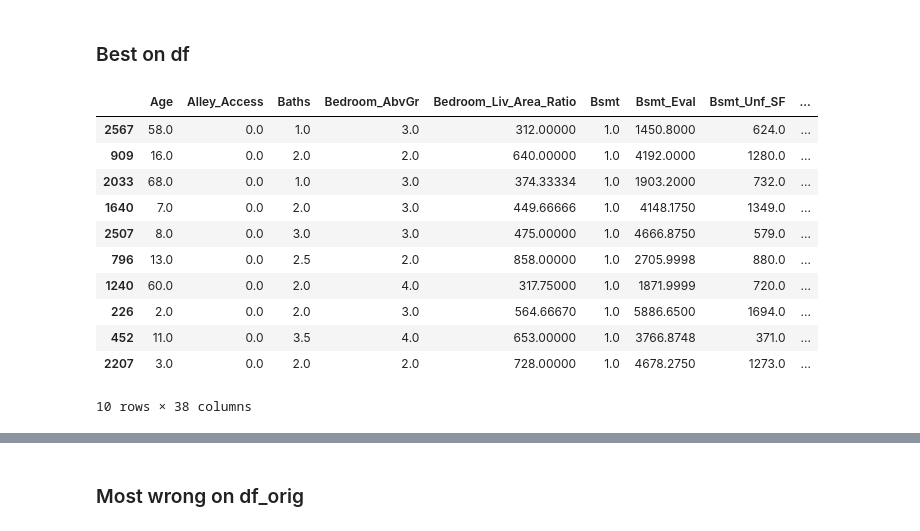
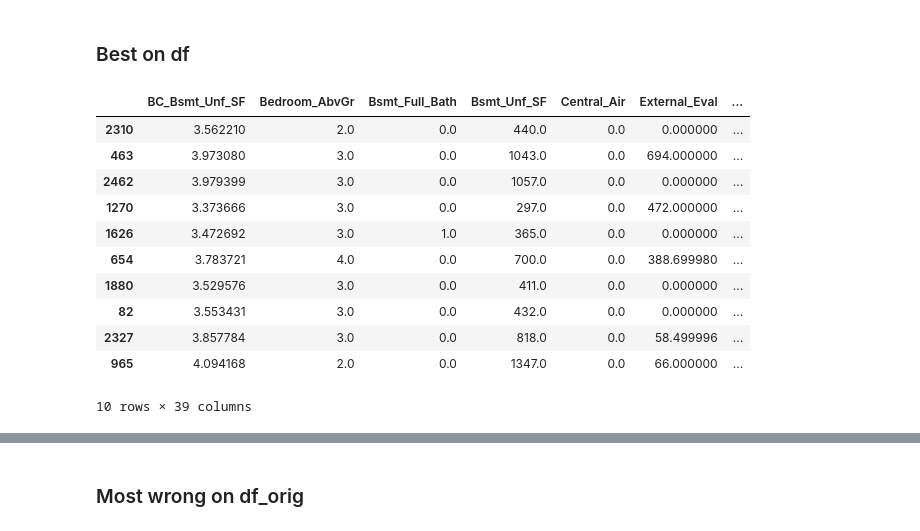
Before and after one commit to PayThePizzo/HouseSalesPricePrediction, a Jupyter notebook: 3 - XGBoost.ipynb, the cells around one changed output, grey strips where cells are left out. Drawn from its saved outputs; the diff is of its cells as text; code cells hidden in the pictures.

```diff
--- a/3 - XGBoost.ipynb
+++ b/3 - XGBoost.ipynb
@@ -77,8 +95,9 @@ WORKING_DIR = os.getcwd()
 # Resources folder
 RESOURCES_DIR = os.path.join(os.getcwd(), 'resources')
 # Name of file
-IN_LABEL = 'ames_housing_out_2.csv'
-ORIG_LABEL = 'ames_housing_out_2_orig.csv'
+IN_LABEL = 'ames_housing_out_21.csv'
+IN_LABEL2 = 'ames_housing_out_22.csv'
+ORIG_LABEL = 'ames_housing_out_22_orig.csv'
 # %%
 # Utils Module
 
@@ -417,0 +501,7 @@ This is going to allow us to find the best and worst predictions
+# %%
+test_df1 = df.copy()
+LOO_estimator_eval(dataset=test_df1, target='Sale_Price',
+                   estimator=XGBRegressor(
+                       booster='gbtree', importance_type='weight', learning_rate = 0.5,
+                       max_depth=5, max_leaves=6, n_estimators = 11),
+                   params=None, ignore=None)
@@ -480,6 +593,8 @@ LOO_estimator_eval(dataset=df_orig, target='Sale_Price',
 # %%
-df['Prediction_Error'] = np.abs(df['Sale_Price']-df['Predicted'])
-df_orig['Prediction_Error'] = np.abs(df_orig['Sale_Price']-df_orig['Predicted'])
+# Modified First Subset
+test_df1['Prediction_Error'] = np.abs(test_df1['Sale_Price']-test_df1['Predicted'])
+# Original Second Subset
+test_df6['Prediction_Error'] = np.abs(test_df6['Sale_Price']-test_df6['Predicted'])
 # %% [markdown]
 ### Most wrong on df
 # %%
@@ -506,17 +634,17 @@ df.sort_values(by=['Prediction_Error', 'Sale_Price'], ascending=False).head(30)
 # %% [markdown]
 ### Best on df
 # %%
-df.sort_values(by=['Prediction_Error', 'Sale_Price']).head(10)
+test_df1.sort_values(by=['Prediction_Error', 'Sale_Price']).head(10)
 # %% [output]
-|  | Age | Alley_Access | Baths | Bedroom_AbvGr | Bedroom_Liv_Area_Ratio | Bsmt | Bsmt_Eval | Bsmt_Unf_SF | ... |
-| 2567 | 58.0 | 0.0 | 1.0 | 3.0 | 312.00000 | 1.0 | 1450.8000 | 624.0 | ... |
-| 909 | 16.0 | 0.0 | 2.0 | 2.0 | 640.00000 | 1.0 | 4192.0000 | 1280.0 | ... |
-| 2033 | 68.0 | 0.0 | 1.0 | 3.0 | 374.33334 | 1.0 | 1903.2000 | 732.0 | ... |
-| 1640 | 7.0 | 0.0 | 2.0 | 3.0 | 449.66666 | 1.0 | 4148.1750 | 1349.0 | ... |
-| 2507 | 8.0 | 0.0 | 3.0 | 3.0 | 475.00000 | 1.0 | 4666.8750 | 579.0 | ... |
-| 796 | 13.0 | 0.0 | 2.5 | 2.0 | 858.00000 | 1.0 | 2705.9998 | 880.0 | ... |
-| 1240 | 60.0 | 0.0 | 2.0 | 4.0 | 317.75000 | 1.0 | 1871.9999 | 720.0 | ... |
-| 226 | 2.0 | 0.0 | 2.0 | 3.0 | 564.66670 | 1.0 | 5886.6500 | 1694.0 | ... |
-| 452 | 11.0 | 0.0 | 3.5 | 4.0 | 653.00000 | 1.0 | 3766.8748 | 371.0 | ... |
-| 2207 | 3.0 | 0.0 | 2.0 | 2.0 | 728.00000 | 1.0 | 4678.2750 | 1273.0 | ... |
+|  | BC_Bsmt_Unf_SF | Bedroom_AbvGr | Bsmt_Full_Bath | Bsmt_Unf_SF | Central_Air | External_Eval | ... |
+| 2310 | 3.562210 | 2.0 | 0.0 | 440.0 | 0.0 | 0.000000 | ... |
+| 463 | 3.973080 | 3.0 | 0.0 | 1043.0 | 0.0 | 694.000000 | ... |
+| 2462 | 3.979399 | 3.0 | 0.0 | 1057.0 | 0.0 | 0.000000 | ... |
+| 1270 | 3.373666 | 3.0 | 0.0 | 297.0 | 0.0 | 472.000000 | ... |
+| 1626 | 3.472692 | 3.0 | 1.0 | 365.0 | 0.0 | 0.000000 | ... |
+| 654 | 3.783721 | 4.0 | 0.0 | 700.0 | 0.0 | 388.699980 | ... |
+| 1880 | 3.529576 | 3.0 | 0.0 | 411.0 | 0.0 | 0.000000 | ... |
+| 82 | 3.553431 | 3.0 | 0.0 | 432.0 | 0.0 | 0.000000 | ... |
+| 2327 | 3.857784 | 3.0 | 0.0 | 818.0 | 0.0 | 58.499996 | ... |
+| 965 | 4.094168 | 2.0 | 0.0 | 1347.0 | 0.0 | 66.000000 | ... |
-10 rows × 38 columns
+10 rows × 39 columns
```
Also changed, not shown: parts of 40 cells of this notebook, 5 other files.
